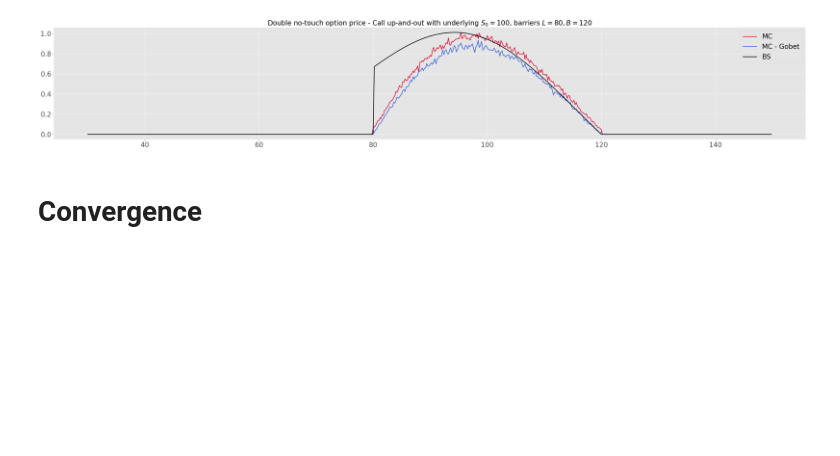
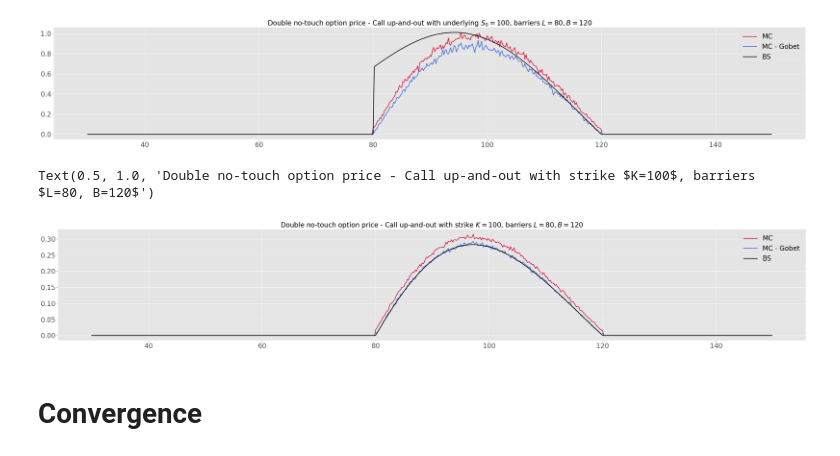
Before and after one commit to vtisserand/killed_diffusion, a Jupyter notebook: nbs/killed.ipynb, the cells around one changed output. Cells and saved outputs as stored; diff of their text form; code cells hidden in the pictures; blank space fills up the shorter version.

```diff
--- a/nbs/killed.ipynb
+++ b/nbs/killed.ipynb
@@ -146,3 +150,41 @@ ax.set_title(r'Double no-touch option price - Call up-and-out with strike $K=100
 # %% [output]
 Text(0.5, 1.0, 'Double no-touch option price - Call up-and-out with underlying $S_0=100$, barriers $L=80, B=120$')
 [figure]
+# %%
+# Ok, let's hotfix the dnt theoretical price in python:
+
+def dnt_func(S0, K, r, T, sigma, L, B):
+    if S0 < L or S0 > B:
+        return 0
+
+    alpha = 1/2 - r / sigma**2
+    beta = r + 1/2*sigma**2*alpha**2
+    H = np.log(B / L)
+
+    sum_value = 0
+    for n in range(1, 100):
+        term1 = (1 - (-1)**n * np.exp(-alpha * H)) / (alpha**2 * H**2 + n**2 * np.pi**2)
+        term2 = np.exp(-0.5 * sigma**2 * (n**2 * np.pi**2 / H**2) * T)
+        term3 = np.sin(n * np.pi / H * np.log(S0 / L))
+        sum_value += n * term1 * term2 * term3
+
+    result = 2 * np.pi * (S0 / L)**alpha * np.exp(-beta * T) * sum_value
+    return result
+# %%
+dnt_bs = []
+underlying = []
+for i in range(600):
+    S0 = 0.2 * i + 30.0
+    price = dnt_func(S0, K, r, T, sigma, L, B)
+    dnt_bs.append(price)
+    underlying.append(S0)
+# %%
+fig, ax = plt.subplots()
+ax.plot(underlying, dnt, c='crimson', label='MC')
+ax.plot(underlying, dnt_gobet, c='royalblue', label='MC - Gobet')
+ax.plot(underlying, dnt_bs, c='black', label='BS')
+ax.legend()
+ax.set_title(r'Double no-touch option price - Call up-and-out with strike $K=100$, barriers $L=80, B=120$')
+# %% [output]
+Text(0.5, 1.0, 'Double no-touch option price - Call up-and-out with strike $K=100$, barriers $L=80, B=120$')
+[figure, added]
```
Also changed, not shown: parts of 2 cells of this notebook, 3 other files.
